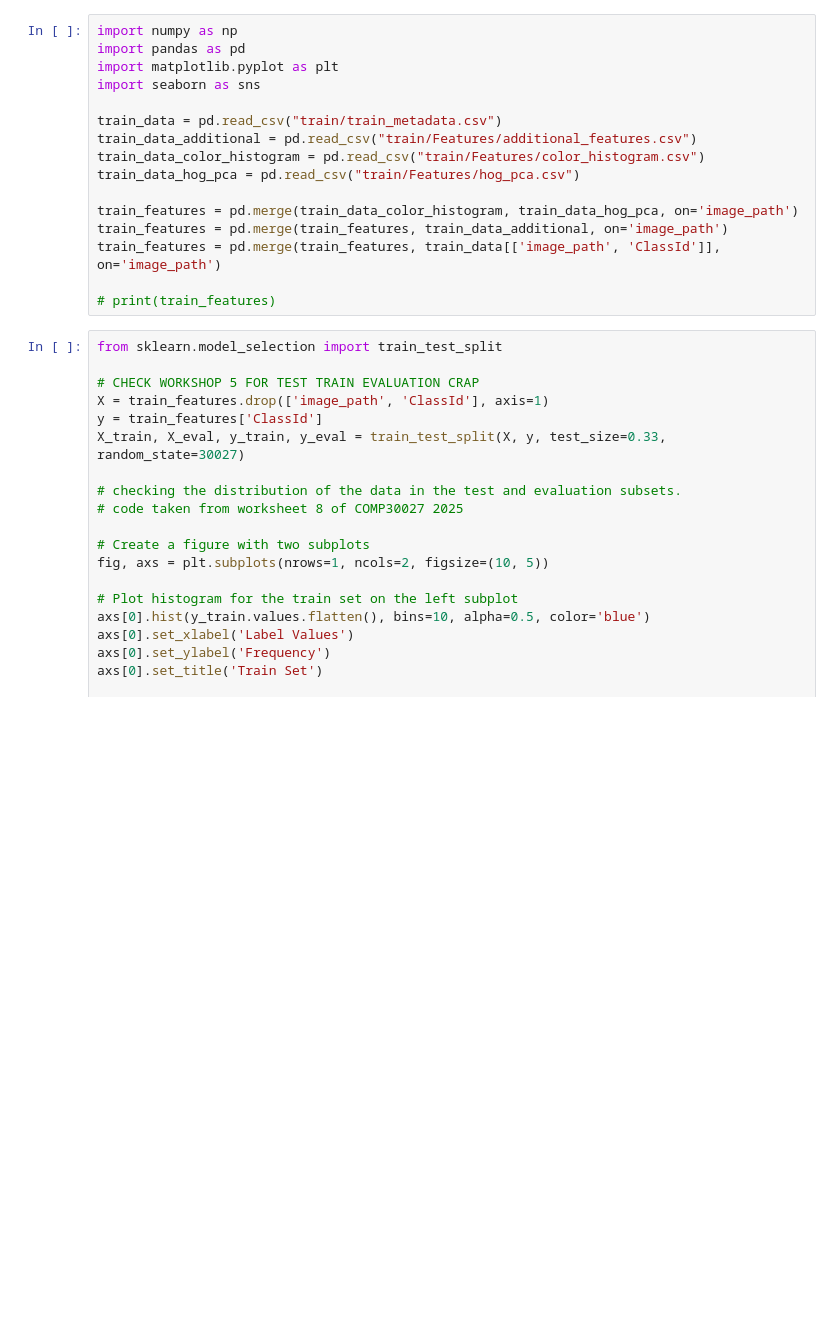
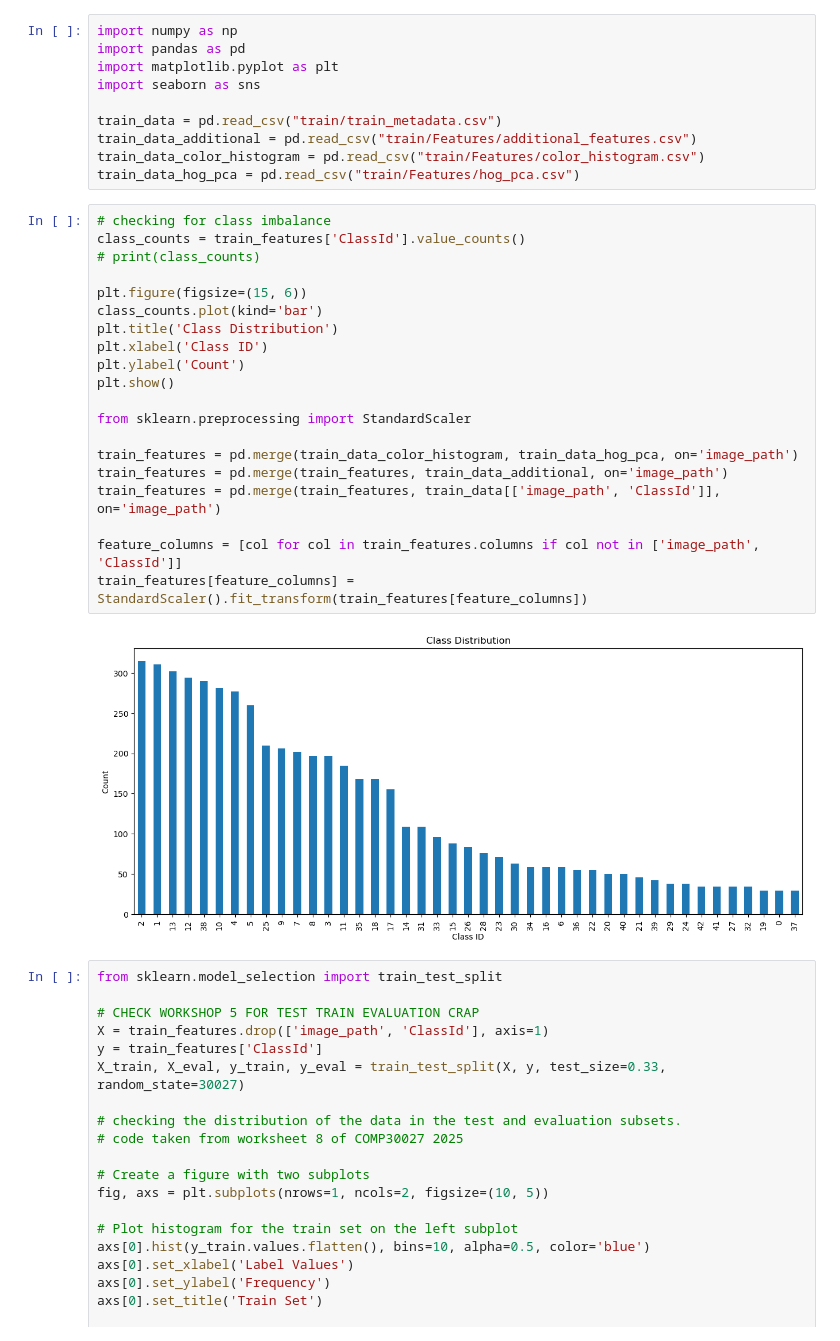
Before and after one commit to milckque/German-Road-Sign-Classification, a Jupyter notebook: ml assign 2/COMP30027_ass_2.ipynb, the cells around one changed output. Drawn from its saved outputs; the diff is of its cells as text; blank space fills up the shorter version.

Commit message:
tested most models, going to try data preprocessing now

```diff
--- a/ml assign 2/COMP30027_ass_2.ipynb
+++ b/ml assign 2/COMP30027_ass_2.ipynb
@@ -8,12 +8,28 @@ train_data = pd.read_csv("train/train_metadata.csv")
 train_data_additional = pd.read_csv("train/Features/additional_features.csv")
 train_data_color_histogram = pd.read_csv("train/Features/color_histogram.csv")
 train_data_hog_pca = pd.read_csv("train/Features/hog_pca.csv")
-
-train_features = pd.merge(train_data_color_histogram, train_data_hog_pca, on='image_path')
-train_features = pd.merge(train_features, train_data_additional, on='image_path')
-train_features = pd.merge(train_features, train_data[['image_path', 'ClassId']], on='image_path')
-
-# print(train_features)
+# %%
+# checking for class imbalance
+class_counts = train_features['ClassId'].value_counts()
+# print(class_counts)
+
+plt.figure(figsize=(15, 6))
+class_counts.plot(kind='bar')
+plt.title('Class Distribution')
+plt.xlabel('Class ID')
+plt.ylabel('Count')
+plt.show()
+
+from sklearn.preprocessing import StandardScaler
+
+train_features = pd.merge(train_data_color_histogram, train_data_hog_pca, on='image_path')
+train_features = pd.merge(train_features, train_data_additional, on='image_path')
+train_features = pd.merge(train_features, train_data[['image_path', 'ClassId']], on='image_path')
+
+feature_columns = [col for col in train_features.columns if col not in ['image_path', 'ClassId']]
+train_features[feature_columns] = StandardScaler().fit_transform(train_features[feature_columns])
+# %% [output]
+[figure, added]
 # %%
 from sklearn.model_selection import train_test_split
 
```
Also changed, not shown: parts of 12 cells of this notebook, 5 other files.
